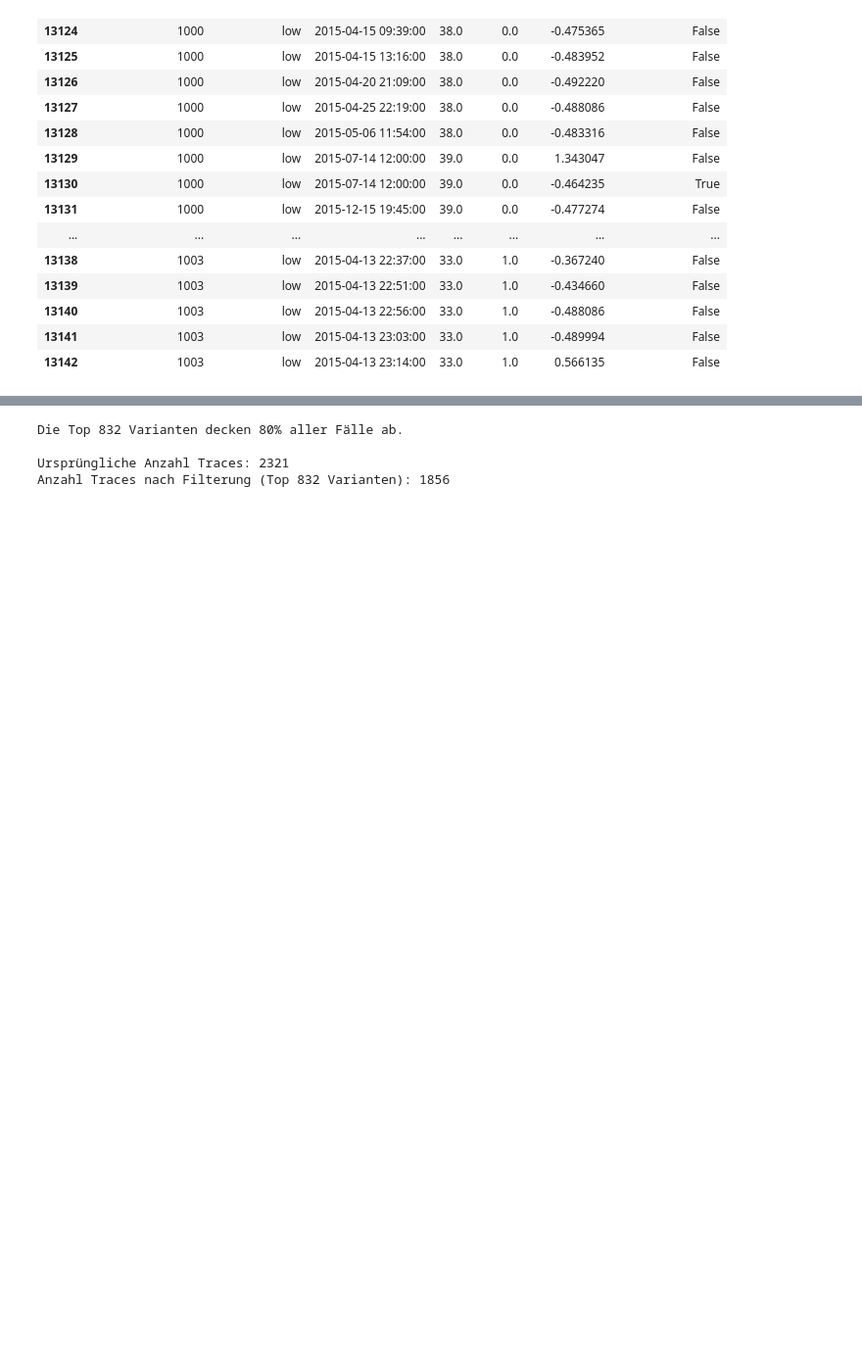
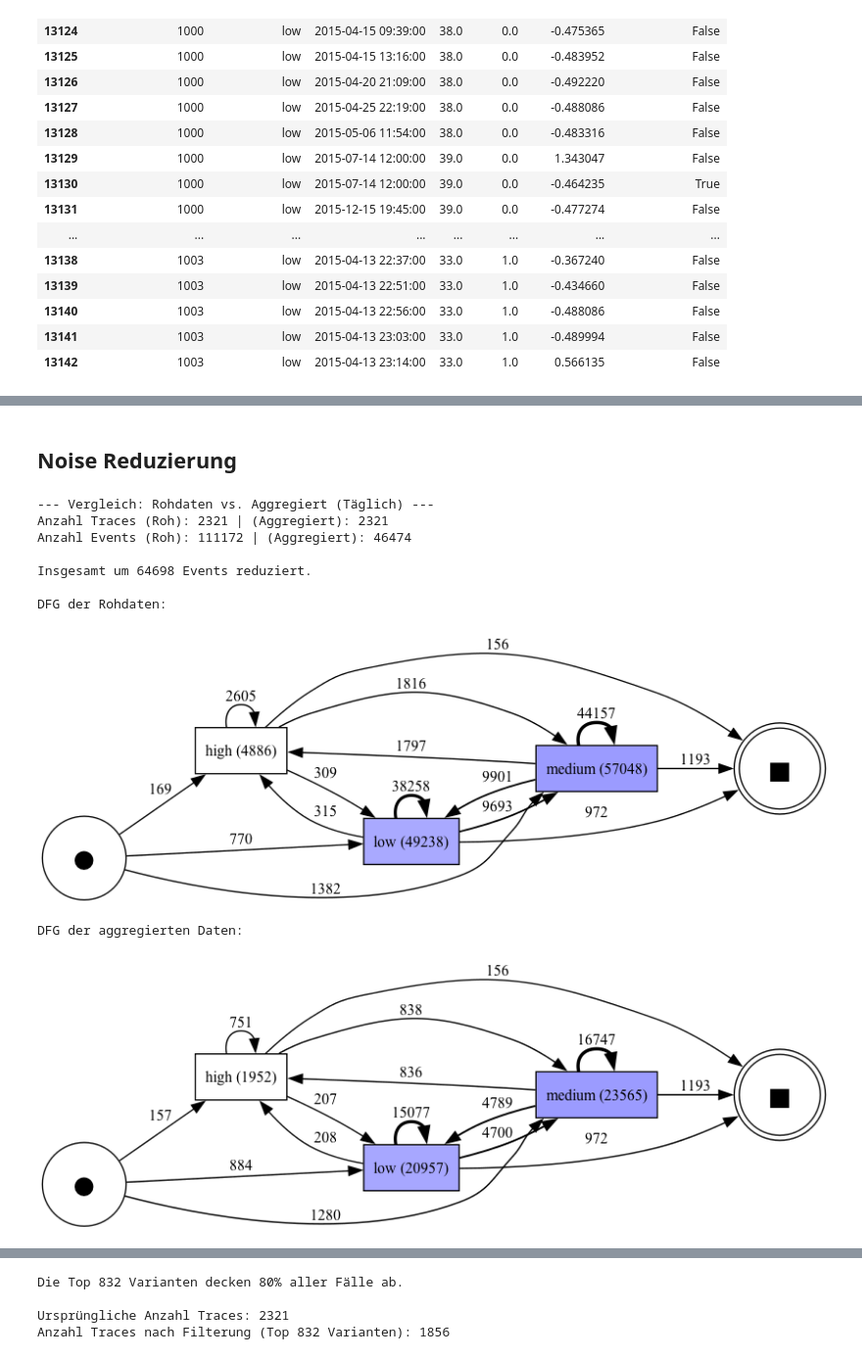
Before and after one commit to berielias-cpu/MasterArbeit, a Jupyter notebook: Masterarbeit/01_EDA_V2.0.ipynb, the cells around one changed output, grey strips where cells are left out. Shown at 98% size. Saved outputs shown, nothing was run; the diff lists cells and outputs as text; code cells hidden in the pictures; blank space fills up the shorter version.

Commit message:
noise reduzierung eingebaut mehrere events an einem tag werden auf einen reduziert

```diff
--- a/Masterarbeit/01_EDA_V2.0.ipynb
+++ b/Masterarbeit/01_EDA_V2.0.ipynb
@@ -1271,0 +1173,2 @@ TypeError: 'int' object is not subscriptable
+# %% [markdown]
+## Noise Reduzierung
@@ -1271,0 +1201,44 @@ TypeError: 'int' object is not subscriptable
+# %%
+# Versuch zu schauen, ob mehrere Einträge an einem Tag einer Person auf einen zusammengefasst werden kann und sollte (mit Vergleich zum normalen Log).
+
+# 1. Vorbereitung der Logs für den Vergleich
+df_daily_ready = df_daily.copy()
+df_daily_ready['case:concept:name'] = df_daily_ready['case:concept:name'].astype(str)
+df_daily_ready['concept:name'] = df_daily_ready['concept:name'].astype(str)
+
+if not pd.api.types.is_datetime64_any_dtype(df_daily_ready['time:timestamp']):
+    df_daily_ready['time:timestamp'] = pd.to_datetime(df_daily_ready['time:timestamp'])
+
+# Jetzt konvertieren
+log_raw = pm4py.convert_to_event_log(df_event)
+log_daily = pm4py.convert_to_event_log(df_daily_ready)
+
+# 2. Vergleich der Anzahl der Logs (Traces und Events)
+print("--- Vergleich: Rohdaten vs. Aggregiert (Täglich) ---")
+print(f"Anzahl Traces (Roh): {len(log_raw)} | (Aggregiert): {len(log_daily)}")
+print(f"Anzahl Events (Roh): {sum(len(t) for t in log_raw)} | (Aggregiert): {sum(len(t) for t in log_daily)}")
+print(f"\nInsgesamt um {(sum(len(t) for t in log_raw))-(sum(len(t) for t in log_daily))} Events reduziert.")
+
+# 3. DFG Discovery
+dfg_raw, start_raw, end_raw = pm4py.discover_dfg(log_raw)
+dfg_daily, start_daily, end_daily = pm4py.discover_dfg(log_daily)
+
+# 4. Visualisierung der Unterschiede
+# DFG Rohdaten
+print("\nDFG der Rohdaten:")
+pm4py.view_dfg(dfg_raw, start_raw, end_raw)
+
+# DFG aggregierte Daten
+print("\nDFG der aggregierten Daten:")
+pm4py.view_dfg(dfg_daily, start_daily, end_daily)
+# %% [output]
+--- Vergleich: Rohdaten vs. Aggregiert (Täglich) ---
+Anzahl Traces (Roh): 2321 | (Aggregiert): 2321
+Anzahl Events (Roh): 111172 | (Aggregiert): 46474
+
+Insgesamt um 64698 Events reduziert.
+
+DFG der Rohdaten:
+[figure, added]
+DFG der aggregierten Daten:
+[figure, added]
```
Also changed, not shown: parts of 8 cells of this notebook.
